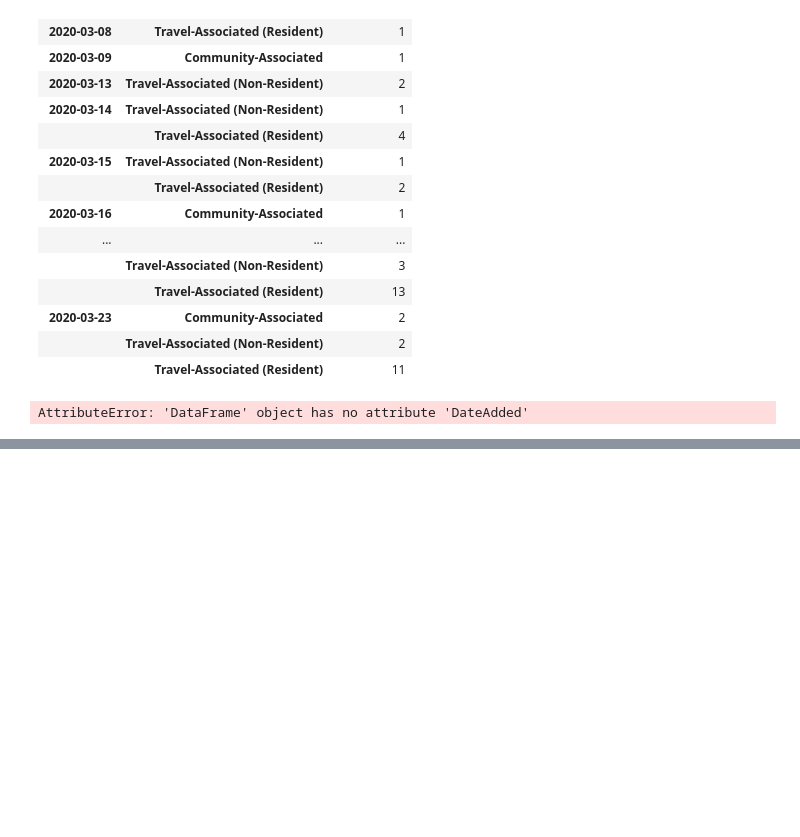
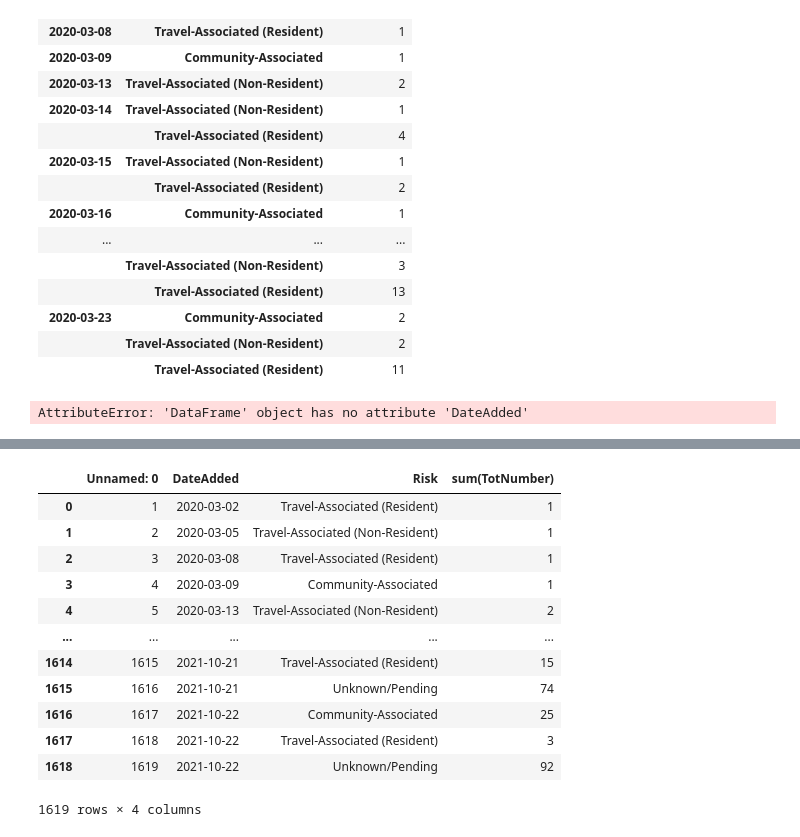
Before and after one commit to abartlettg/hawaiitourismcovid19, a Jupyter notebook: HCTEDA.ipynb, the cells around one changed output, grey strips where cells are left out. Drawn from its saved outputs; the diff is of its cells as text; code cells hidden in the pictures; blank space fills up the shorter version.

```diff
--- a/HCTEDA.ipynb
+++ b/HCTEDA.ipynb
@@ -103,3 +103,24 @@ ccbrstots.columns.to_list()
 ##################### DECISION TO USE PYTHON FOR PLOTLY.EXPRESS ONLY   #####################
 ##################### Dplyer in R is easier to use for aggregations    #####################
 ##################### and this shows a nice balance of languages used. #####################
+# %%
+# Modified R output in Excel to remove extra index... need to go back and output without
+# index so that this manual step is not needed
+
+ccbrstots = pd.read_csv('ccbrstots.csv')
+# %%
+ccbrstots
+# %% [output]
+|  | Unnamed: 0 | DateAdded | Risk | sum(TotNumber) |
+| 0 | 1 | 2020-03-02 | Travel-Associated (Resident) | 1 |
+| 1 | 2 | 2020-03-05 | Travel-Associated (Non-Resident) | 1 |
+| 2 | 3 | 2020-03-08 | Travel-Associated (Resident) | 1 |
+| 3 | 4 | 2020-03-09 | Community-Associated | 1 |
+| 4 | 5 | 2020-03-13 | Travel-Associated (Non-Resident) | 2 |
+| ... | ... | ... | ... | ... |
+| 1614 | 1615 | 2021-10-21 | Travel-Associated (Resident) | 15 |
+| 1615 | 1616 | 2021-10-21 | Unknown/Pending | 74 |
+| 1616 | 1617 | 2021-10-22 | Community-Associated | 25 |
+| 1617 | 1618 | 2021-10-22 | Travel-Associated (Resident) | 3 |
+| 1618 | 1619 | 2021-10-22 | Unknown/Pending | 92 |
+1619 rows × 4 columns
```
Also changed, not shown: parts of 3 cells of this notebook, 1 other file.
